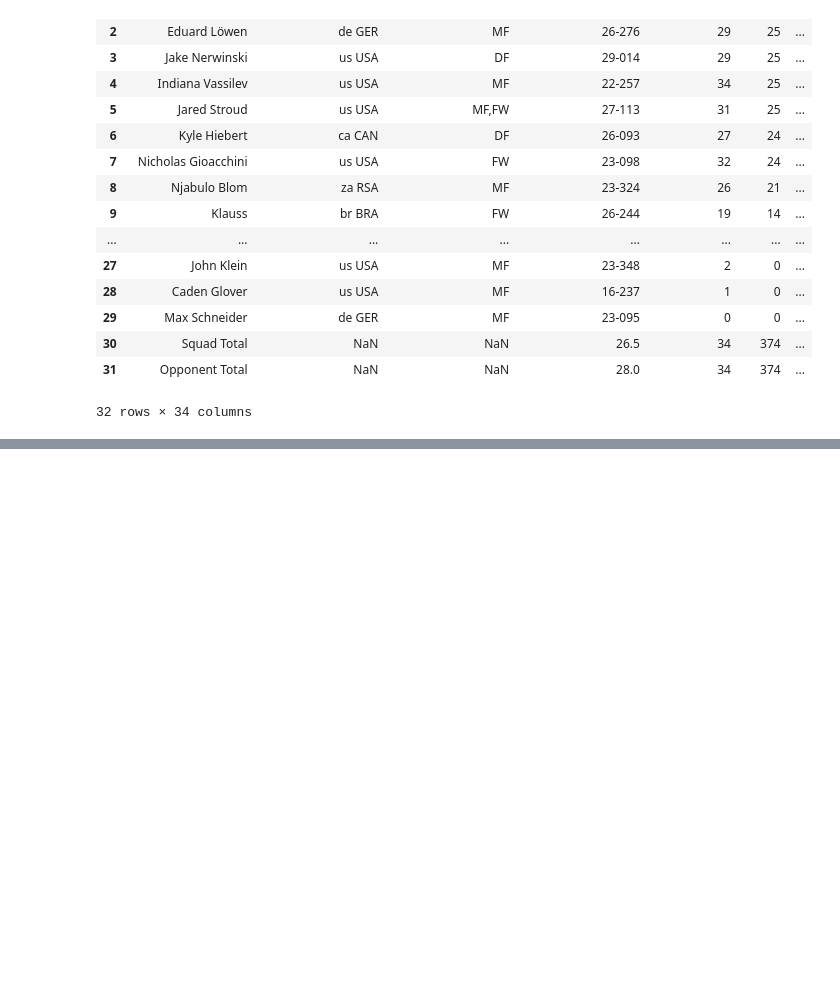
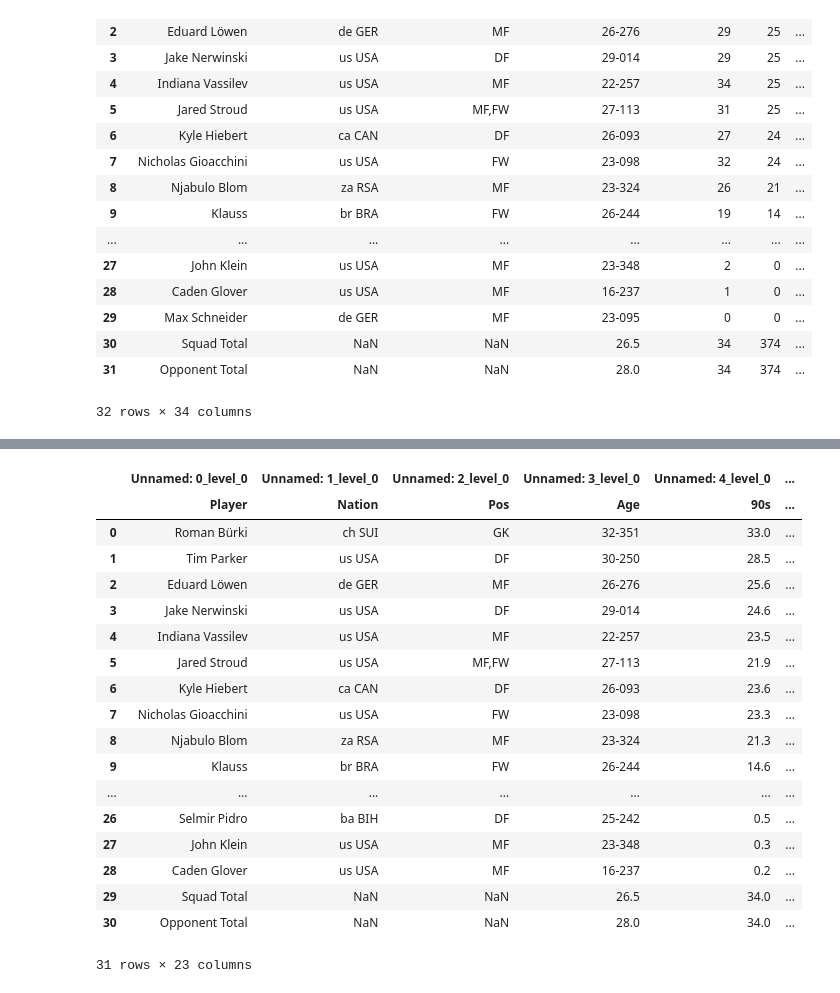
Before and after one commit to Luno0811/CITY_Soccer_Analysis, a Jupyter notebook: Untitled.ipynb, the cells around one changed output, grey strips where cells are left out. Cells and saved outputs as stored; diff of their text form; code cells hidden in the pictures; blank space fills up the shorter version.

```diff
--- a/Untitled.ipynb
+++ b/Untitled.ipynb
@@ -95,0 +199,23 @@ df_season_stats.to_excel(r'season_stats.xlsx', sheet_name='Season Stats')
+# %%
+df_shooting = df[4]
+df_shooting
+# %% [output]
+|  | Unnamed: 0_level_0 | Unnamed: 1_level_0 | Unnamed: 2_level_0 | Unnamed: 3_level_0 | Unnamed: 4_level_0 | ... |
+|  | Player | Nation | Pos | Age | 90s | ... |
+| 0 | Roman Bürki | ch SUI | GK | 32-351 | 33.0 | ... |
+| 1 | Tim Parker | us USA | DF | 30-250 | 28.5 | ... |
+| 2 | Eduard Löwen | de GER | MF | 26-276 | 25.6 | ... |
+| 3 | Jake Nerwinski | us USA | DF | 29-014 | 24.6 | ... |
+| 4 | Indiana Vassilev | us USA | MF | 22-257 | 23.5 | ... |
+| 5 | Jared Stroud | us USA | MF,FW | 27-113 | 21.9 | ... |
+| 6 | Kyle Hiebert | ca CAN | DF | 26-093 | 23.6 | ... |
+| 7 | Nicholas Gioacchini | us USA | FW | 23-098 | 23.3 | ... |
+| 8 | Njabulo Blom | za RSA | MF | 23-324 | 21.3 | ... |
+| 9 | Klauss | br BRA | FW | 26-244 | 14.6 | ... |
+| ... | ... | ... | ... | ... | ... | ... |
+| 26 | Selmir Pidro | ba BIH | DF | 25-242 | 0.5 | ... |
+| 27 | John Klein | us USA | MF | 23-348 | 0.3 | ... |
+| 28 | Caden Glover | us USA | MF | 16-237 | 0.2 | ... |
+| 29 | Squad Total | NaN | NaN | 26.5 | 34.0 | ... |
+| 30 | Opponent Total | NaN | NaN | 28.0 | 34.0 | ... |
+31 rows × 23 columns
```
Also changed, not shown: parts of 23 cells of this notebook, 9 other files.
